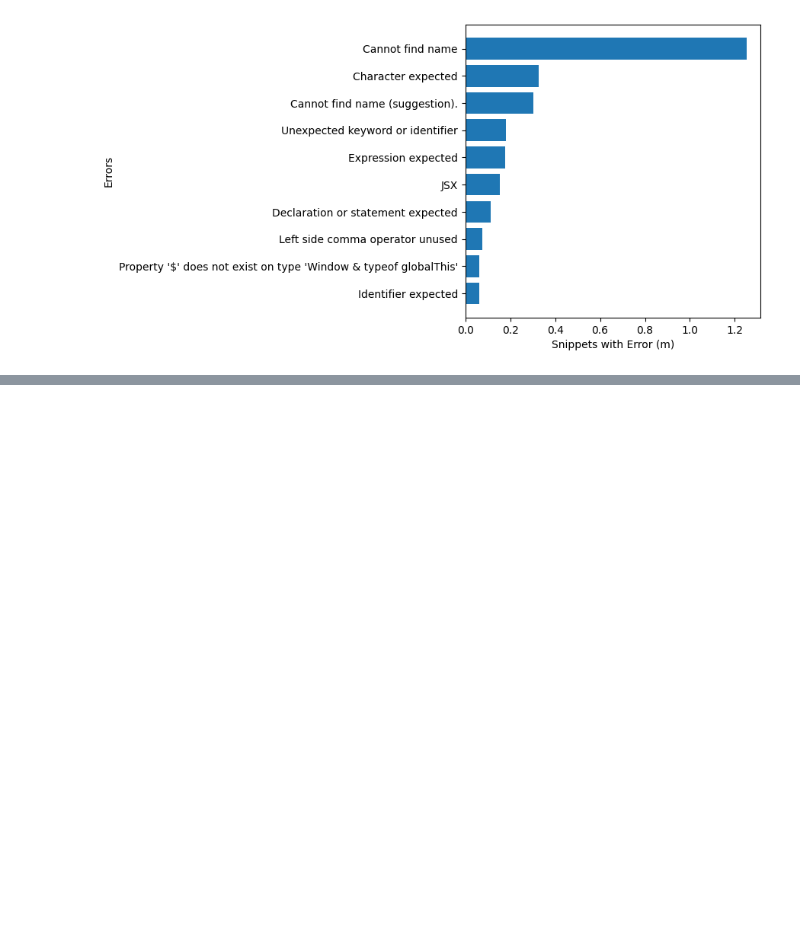
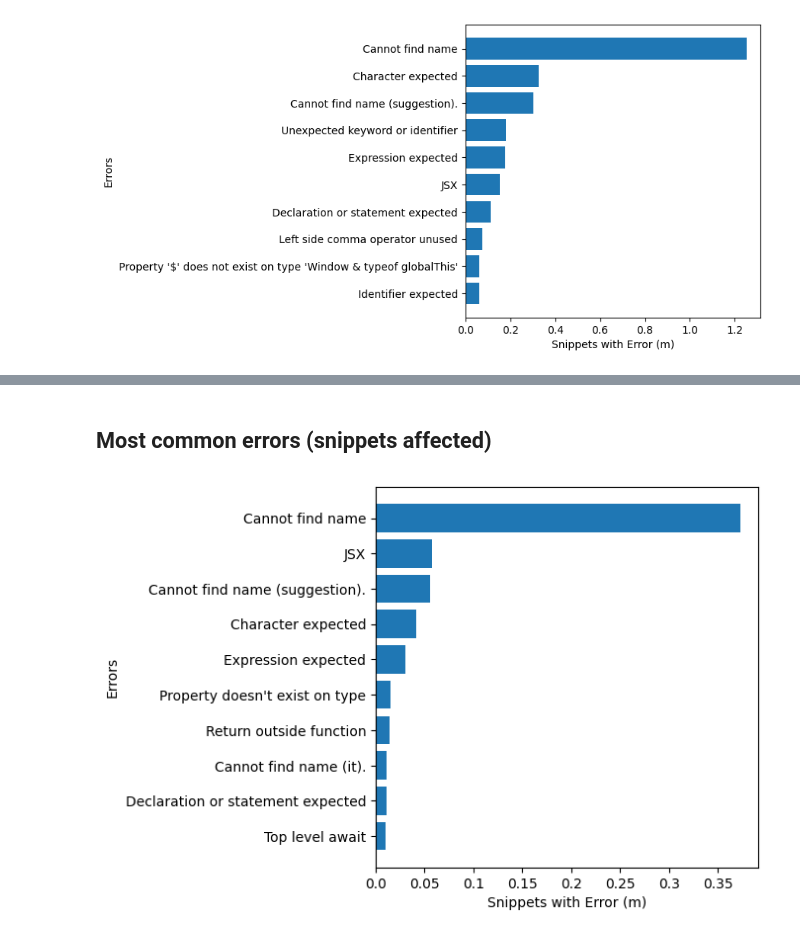
Before and after one commit to Brittany-Reid/node_code_correction, a Jupyter notebook: analysis/analysis.ipynb, the cells around one changed output, grey strips where cells are left out. Cells and saved outputs as stored; diff of their text form; code cells hidden in the pictures; blank space fills up the shorter version.

```diff
--- a/analysis/analysis.ipynb
+++ b/analysis/analysis.ipynb
@@ -127,0 +182,14 @@ ax.get_xaxis().set_major_formatter(
+# %% [markdown]
+## Most common errors (snippets affected)
+# %%
+top10_df = deletion_df.nlargest(10, ['NUM AFFECTED SNIPPETS']).iloc[::-1]
+
+fig, ax = plt.subplots()
+fig.set_size_inches(5, 5)
+ax.barh(getLabels(top10_df["ERROR"]), top10_df["NUM AFFECTED SNIPPETS"])
+ax.set_xlabel("Snippets with Error (m)")
+ax.set_ylabel("Errors")
+ax.get_xaxis().set_major_formatter(
+    matplotlib.ticker.FuncFormatter(lambda x, p: format(x/1000000, ',')))
+# %% [output]
+[figure, added]
```
Also changed, not shown: parts of 7 cells of this notebook, 1 other file.
